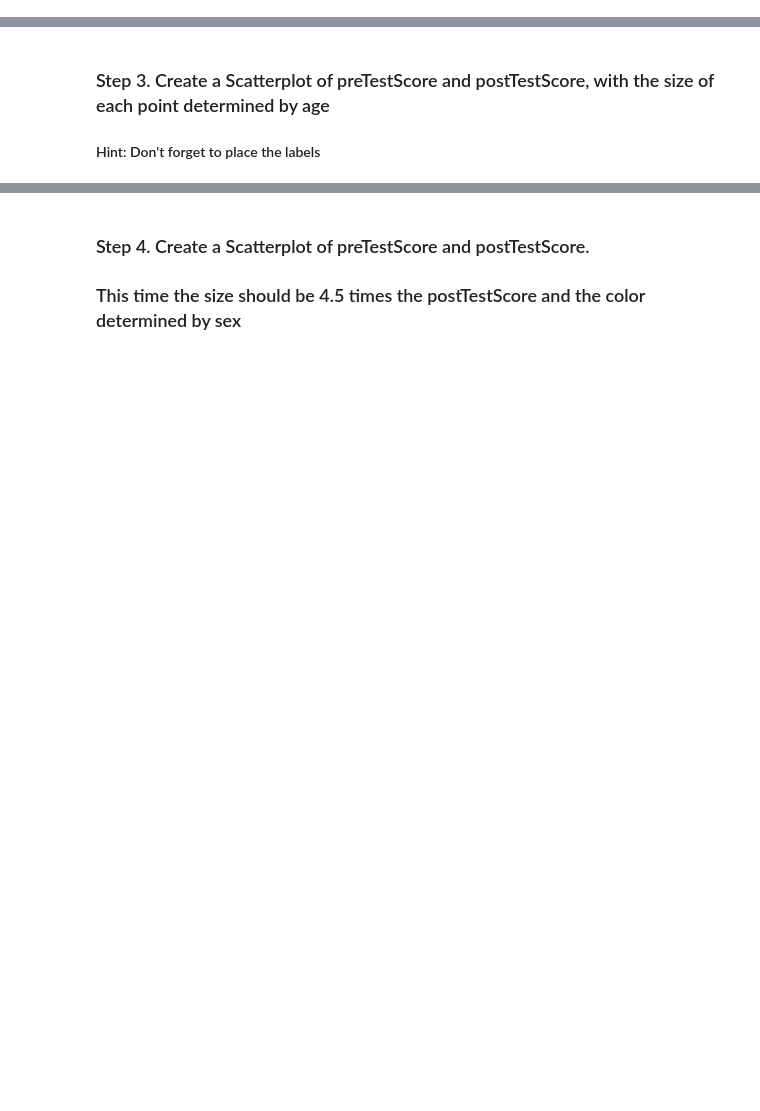
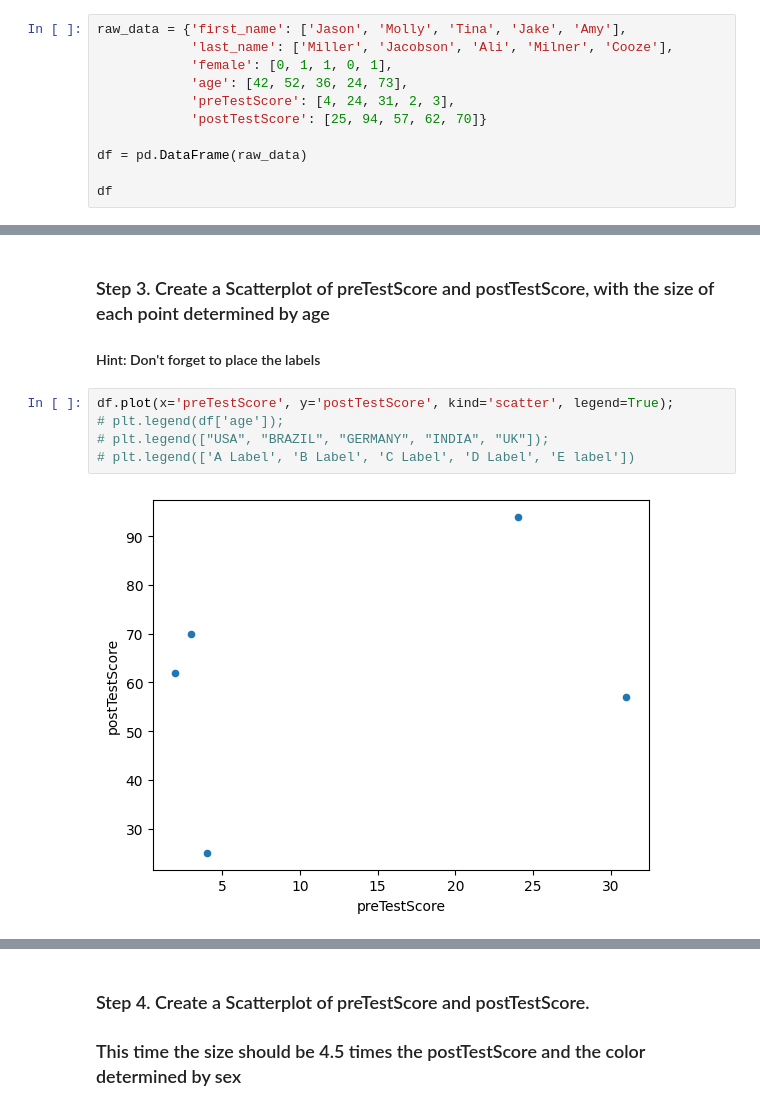
Before and after one commit to zakharkousnetsov/pandas_exercises, a Jupyter notebook: 07_Visualization/Scores/Exercises.ipynb, the cells around one changed output, grey strips where cells are left out. Saved outputs shown, nothing was run; the diff lists cells and outputs as text; blank space fills up the shorter version.

```diff
--- a/07_Visualization/Scores/Exercises.ipynb
+++ b/07_Visualization/Scores/Exercises.ipynb
@@ -20,0 +20,11 @@ This time you will create the data.
+# %%
+raw_data = {'first_name': ['Jason', 'Molly', 'Tina', 'Jake', 'Amy'],
+            'last_name': ['Miller', 'Jacobson', 'Ali', 'Milner', 'Cooze'],
+            'female': [0, 1, 1, 0, 1],
+            'age': [42, 52, 36, 24, 73],
+            'preTestScore': [4, 24, 31, 2, 3],
+            'postTestScore': [25, 94, 57, 62, 70]}
+
+df = pd.DataFrame(raw_data)
+
+df
@@ -21,3 +38,10 @@ This time you will create the data.
 # %% [markdown]
 ### Step 3. Create a Scatterplot of preTestScore and postTestScore, with the size of each point determined by age
 #### Hint: Don't forget to place the labels
+# %%
+df.plot(x='preTestScore', y='postTestScore', kind='scatter', legend=True);
+# plt.legend(df['age']);
+# plt.legend(["USA", "BRAZIL", "GERMANY", "INDIA", "UK"]);
+# plt.legend(['A Label', 'B Label', 'C Label', 'D Label', 'E label'])
+# %% [output]
+[figure, added]
```
Also changed, not shown: parts of 7 cells of this notebook.
